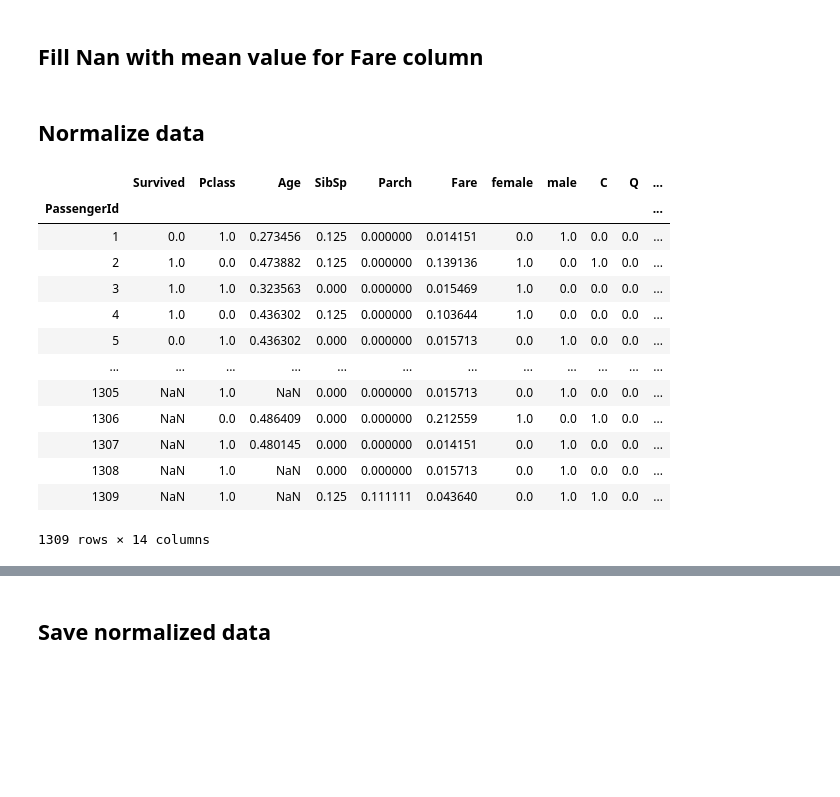
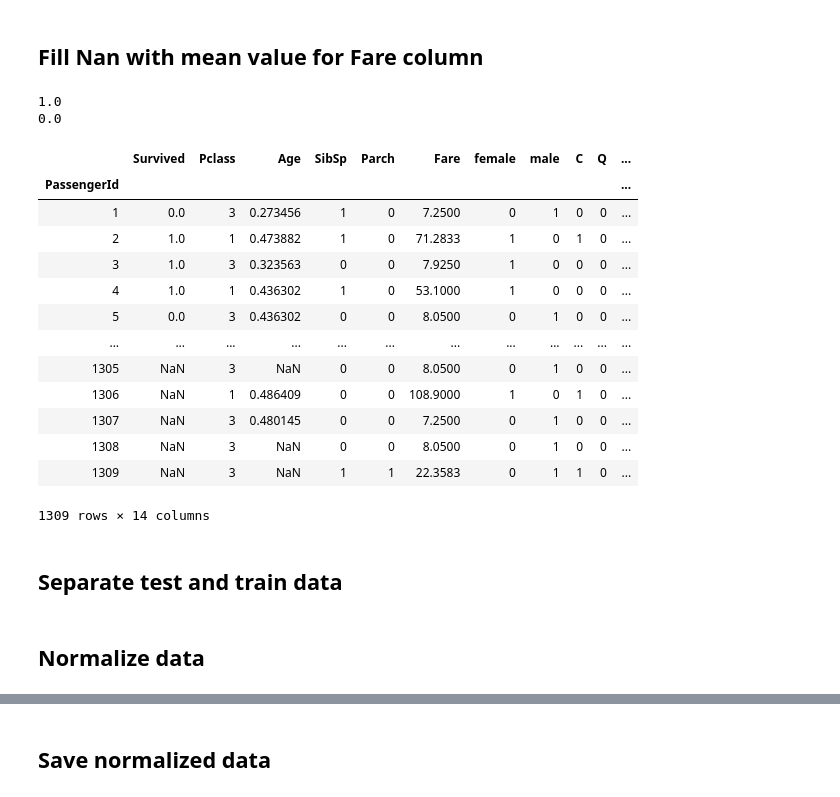
Before and after one commit to wiktor779/Kaggle-Titanic, a Jupyter notebook: proprocessing.ipynb, the cells around one changed output, grey strips where cells are left out. Saved outputs shown, nothing was run; the diff lists cells and outputs as text; code cells hidden in the pictures; blank space fills up the shorter version.

Commit message:
count minMaxScller only on training data

```diff
--- a/proprocessing.ipynb
+++ b/proprocessing.ipynb
@@ -137,3 +151,30 @@ prep_data = prep_data.drop(["Name", "Ticket", "Cabin"], axis=1) # dropping strin
 # %%
 fare_mean = prep_data.Fare.mean()
 prep_data.Fare= prep_data.Fare.fillna(fare_mean)
+# %%
+ble = prep_data.copy()
+min = ble.Age.min()
+max = ble.Age.max()
+ble.Age = (ble.Age-min)/(max-min)
+print(ble.Age.max())
+print(ble.Age.min())
+ble
+# %% [output]
+1.0
+0.0
+|  | Survived | Pclass | Age | SibSp | Parch | Fare | female | male | C | Q | ... |
+| PassengerId |  |  |  |  |  |  |  |  |  |  | ... |
+| 1 | 0.0 | 3 | 0.273456 | 1 | 0 | 7.2500 | 0 | 1 | 0 | 0 | ... |
+| 2 | 1.0 | 1 | 0.473882 | 1 | 0 | 71.2833 | 1 | 0 | 1 | 0 | ... |
+| 3 | 1.0 | 3 | 0.323563 | 0 | 0 | 7.9250 | 1 | 0 | 0 | 0 | ... |
+| 4 | 1.0 | 1 | 0.436302 | 1 | 0 | 53.1000 | 1 | 0 | 0 | 0 | ... |
+| 5 | 0.0 | 3 | 0.436302 | 0 | 0 | 8.0500 | 0 | 1 | 0 | 0 | ... |
+| ... | ... | ... | ... | ... | ... | ... | ... | ... | ... | ... | ... |
+| 1305 | NaN | 3 | NaN | 0 | 0 | 8.0500 | 0 | 1 | 0 | 0 | ... |
+| 1306 | NaN | 1 | 0.486409 | 0 | 0 | 108.9000 | 1 | 0 | 1 | 0 | ... |
+| 1307 | NaN | 3 | 0.480145 | 0 | 0 | 7.2500 | 0 | 1 | 0 | 0 | ... |
+| 1308 | NaN | 3 | NaN | 0 | 0 | 8.0500 | 0 | 1 | 0 | 0 | ... |
+| 1309 | NaN | 3 | NaN | 1 | 1 | 22.3583 | 0 | 1 | 1 | 0 | ... |
+1309 rows × 14 columns
+# %% [markdown]
+## Separate test and train data
@@ -140,22 +184,2 @@ prep_data.Fare= prep_data.Fare.fillna(fare_mean)
 # %% [markdown]
 ## Normalize data
-# %%
-df = prep_data
-min_max_scaler = preprocessing.MinMaxScaler()
-normalized_data = pd.DataFrame(min_max_scaler.fit_transform(df.values), columns=df.columns, index=df.index)
-normalized_data
-# %% [output]
-|  | Survived | Pclass | Age | SibSp | Parch | Fare | female | male | C | Q | ... |
-| PassengerId |  |  |  |  |  |  |  |  |  |  | ... |
-| 1 | 0.0 | 1.0 | 0.273456 | 0.125 | 0.000000 | 0.014151 | 0.0 | 1.0 | 0.0 | 0.0 | ... |
-| 2 | 1.0 | 0.0 | 0.473882 | 0.125 | 0.000000 | 0.139136 | 1.0 | 0.0 | 1.0 | 0.0 | ... |
-| 3 | 1.0 | 1.0 | 0.323563 | 0.000 | 0.000000 | 0.015469 | 1.0 | 0.0 | 0.0 | 0.0 | ... |
-| 4 | 1.0 | 0.0 | 0.436302 | 0.125 | 0.000000 | 0.103644 | 1.0 | 0.0 | 0.0 | 0.0 | ... |
-| 5 | 0.0 | 1.0 | 0.436302 | 0.000 | 0.000000 | 0.015713 | 0.0 | 1.0 | 0.0 | 0.0 | ... |
-| ... | ... | ... | ... | ... | ... | ... | ... | ... | ... | ... | ... |
-| 1305 | NaN | 1.0 | NaN | 0.000 | 0.000000 | 0.015713 | 0.0 | 1.0 | 0.0 | 0.0 | ... |
-| 1306 | NaN | 0.0 | 0.486409 | 0.000 | 0.000000 | 0.212559 | 1.0 | 0.0 | 1.0 | 0.0 | ... |
-| 1307 | NaN | 1.0 | 0.480145 | 0.000 | 0.000000 | 0.014151 | 0.0 | 1.0 | 0.0 | 0.0 | ... |
-| 1308 | NaN | 1.0 | NaN | 0.000 | 0.000000 | 0.015713 | 0.0 | 1.0 | 0.0 | 0.0 | ... |
-| 1309 | NaN | 1.0 | NaN | 0.125 | 0.111111 | 0.043640 | 0.0 | 1.0 | 1.0 | 0.0 | ... |
-1309 rows × 14 columns
```
Also changed, not shown: parts of 11 cells of this notebook, 5 other files.
